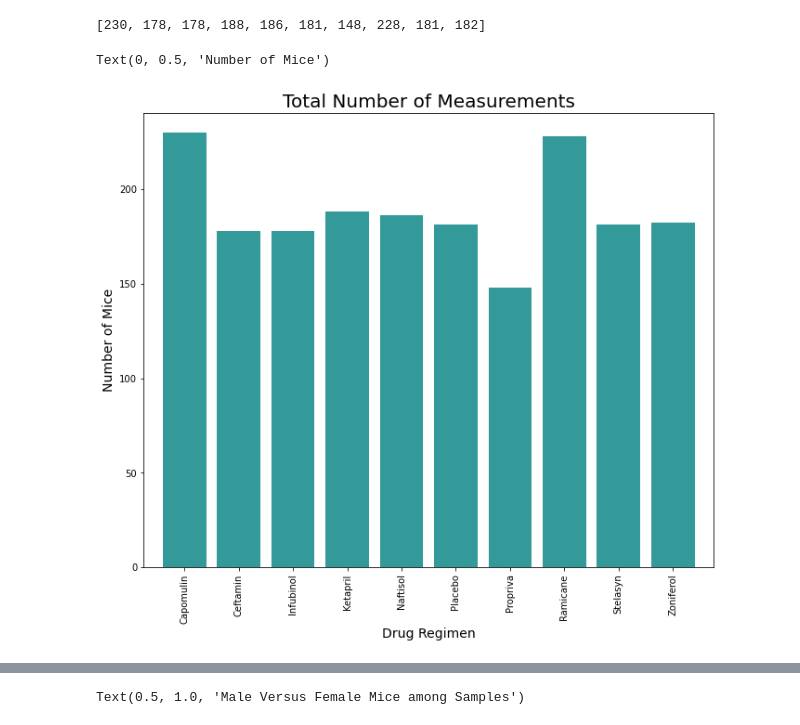
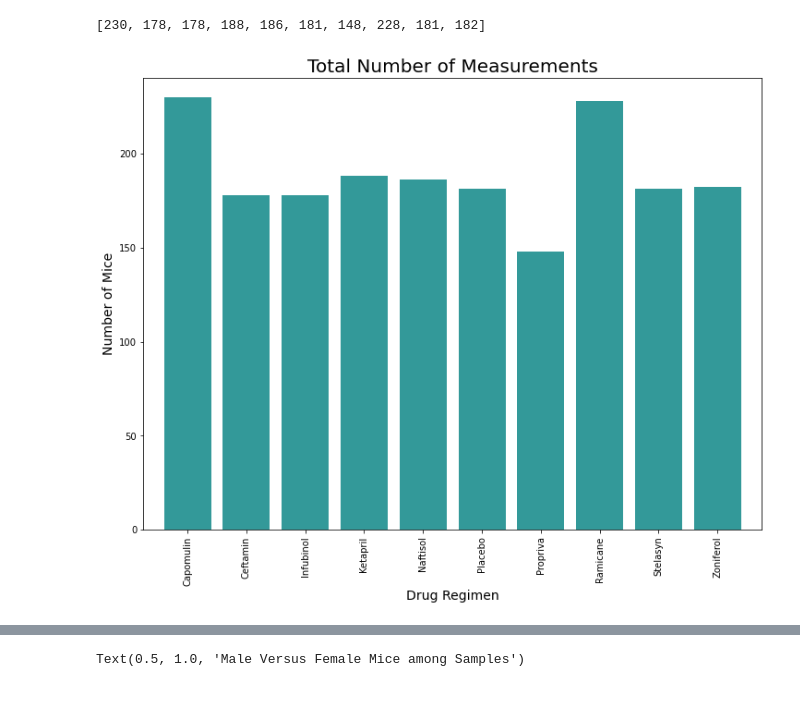
Before and after one commit to Claude-Hanfou/Pymaceuticals-Analysis, a Jupyter notebook: Pymaceuticals/Pymaceutical_start.ipynb, the cells around one changed output, grey strips where cells are left out. Drawn from its saved outputs; the diff is of its cells as text; code cells hidden in the pictures; blank space fills up the shorter version.

```diff
--- a/Pymaceuticals/Pymaceutical_start.ipynb
+++ b/Pymaceuticals/Pymaceutical_start.ipynb
@@ -142,23 +142,22 @@ mice_list
 [230, 178, 178, 188, 186, 181, 148, 228, 181, 182]
 # %%
 x_axis = np.arange(len(drug_reg_total))
-fig1, ax1 = plt.subplots(figsize=(11, 9))
+fig1, ax1 = plt.subplots(figsize=(12, 9))
 plt.bar(x_axis, mice_list, color='teal', alpha=0.8, align='center')
 
 tick_locations = [value for value in x_axis]
 
 plt.xticks(tick_locations, ['Capomulin', 'Ceftamin', 'Infubinol', 'Ketapril', 'Naftisol', 'Placebo', 'Propriva', 'Ramicane', 'Stelasyn', 'Zoniferol'],  rotation='vertical')
 
 plt.xlim(-0.75, len(x_axis)-0.25)
 
 plt.ylim(0, max(mice_list)+10)
 
 plt.title("Total Number of Measurements",fontsize = 20)
 plt.xlabel("Drug Regimen",fontsize = 14)
 plt.ylabel("Number of Mice",fontsize = 14)
 # %% [output]
-Text(0, 0.5, 'Number of Mice')
-[figure, old version]
+[figure, new version]
 # %%
 # Generate a pie plot showing the distribution of female versus male mice using pandas
 #Give a title to the chart
```
Also changed, not shown: parts of 5 cells of this notebook.
